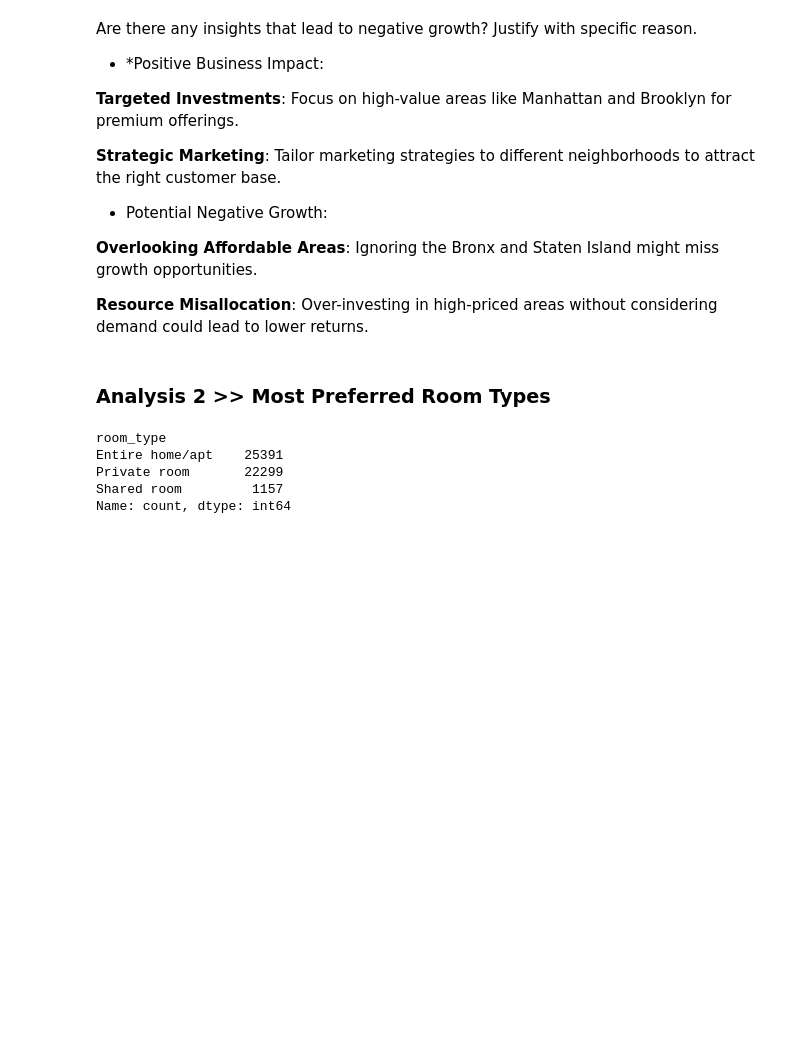
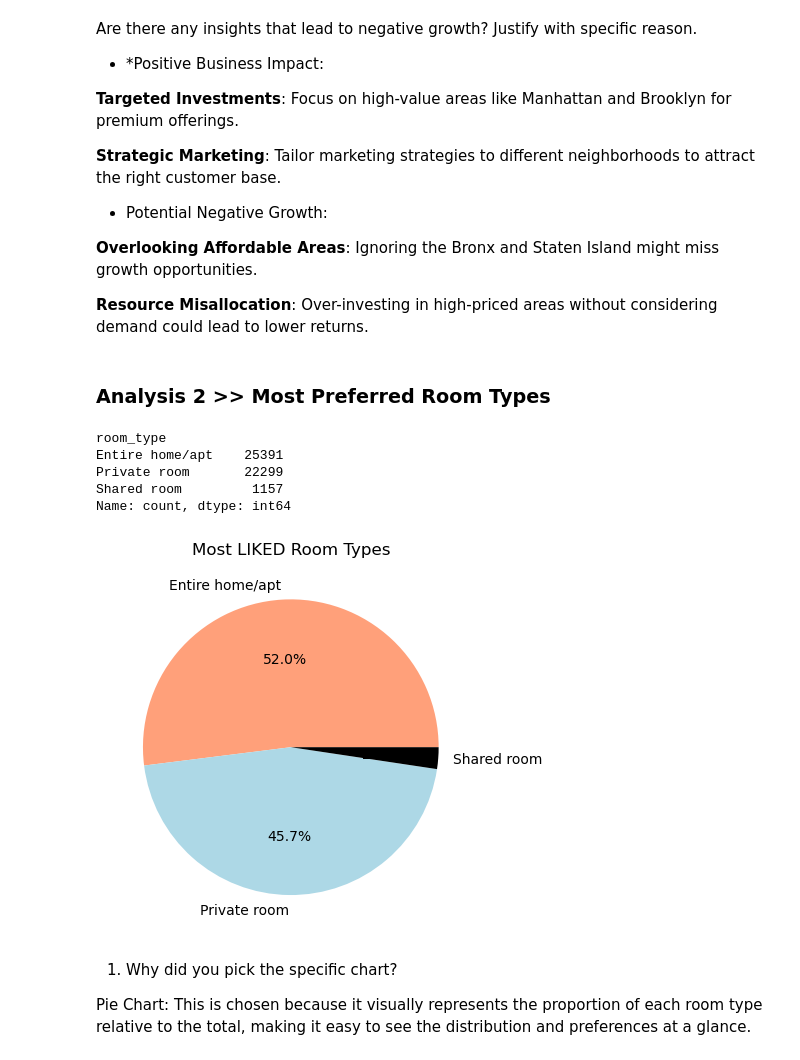
Before and after one commit to manisha0146/Airbnb_Data_Analysis_project, a Jupyter notebook: Air_Bnb_EDA.ipynb, the cells around one changed output. Cells and saved outputs as stored; diff of their text form; code cells hidden in the pictures; blank space fills up the shorter version.

```diff
--- a/Air_Bnb_EDA.ipynb
+++ b/Air_Bnb_EDA.ipynb
@@ -401,3 +401,16 @@ Shared room         1157
 Name: count, dtype: int64
 # %%
 # Most Preferred Room Types
+room_type_count = copy_df['room_type'].value_counts()
+
+#Plot the pie chart
+room_type_count.plot(kind='pie', autopct='%1.1f%%', colors=['lightsalmon','lightblue','black'])
+plt.title('Most LIKED Room Types')
+plt.ylabel('')
+plt.show()
+# %% [output]
+[figure, added]
+# %% [markdown]
+1. Why did you pick the specific chart?
+
+Pie Chart: This is chosen because it visually represents the proportion of each room type relative to the total, making it easy to see the distribution and preferences at a glance.
```
Also changed, not shown: parts of 25 cells of this notebook.
